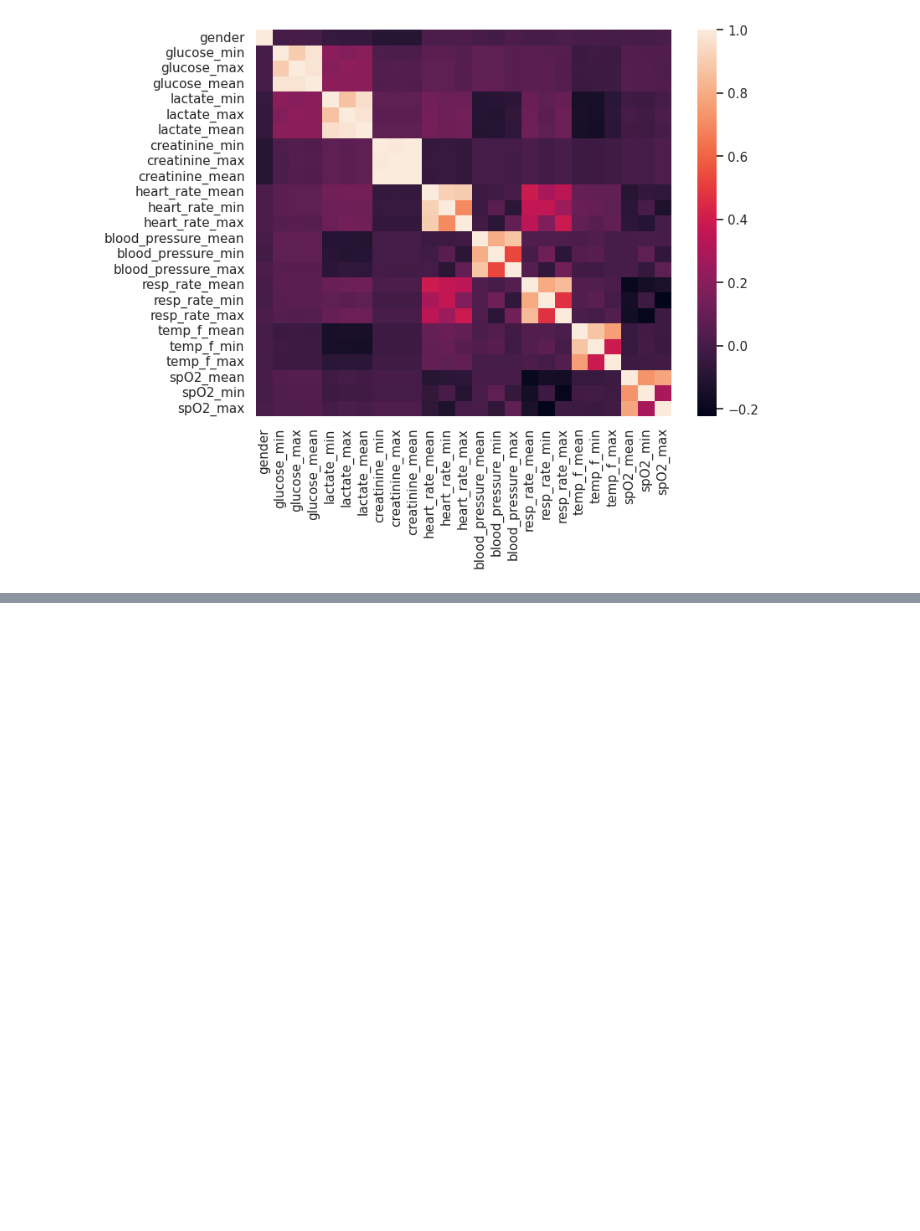
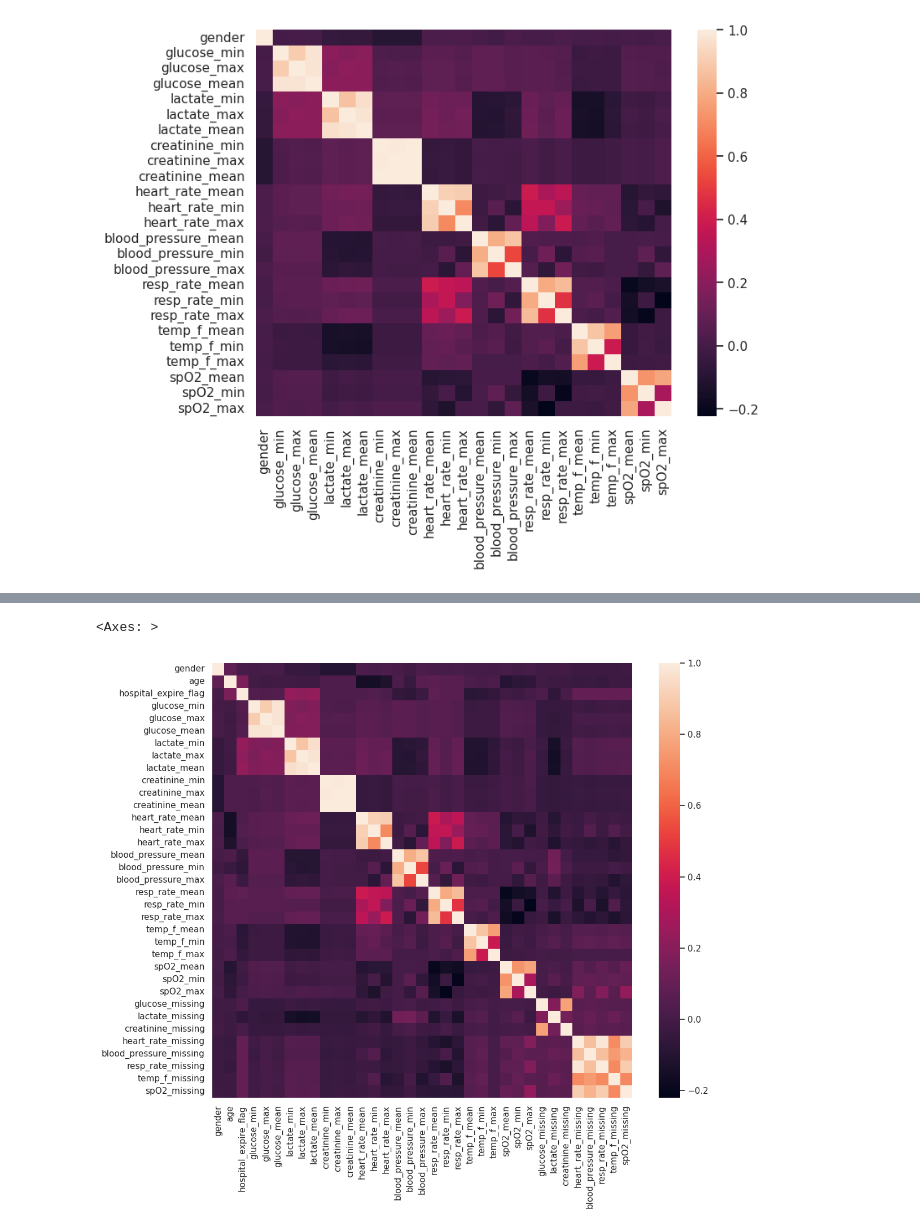
Before and after one commit to Alfablos/mimiciv-multimodal-icu-mortality, a Jupyter notebook: exploration.ipynb, the cells around one changed output, grey strips where cells are left out. Saved outputs shown, nothing was run; the diff lists cells and outputs as text; code cells hidden in the pictures; blank space fills up the shorter version.

```diff
--- a/exploration.ipynb
+++ b/exploration.ipynb
@@ -79,0 +144,5 @@ def plot_continuous_feature(feat: str):
+# %%
+combined_no_purpose = combined_ds.drop('purpose', axis=1)
+mortality_correl = combined_no_purpose.corr()['hospital_expire_flag'].sort_values(ascending=False)
+top_mortality_correl = mortality_correl.head(10)
+top_mortality_correl[1:]
@@ -79,0 +160,6 @@ def plot_continuous_feature(feat: str):
+# %%
+plt.figure(figsize=(12, 10))
+sns.heatmap(combined_no_purpose.corr())
+# %% [output]
+<Axes: >
+[figure, added]
```
Also changed, not shown: parts of 6 cells of this notebook.
